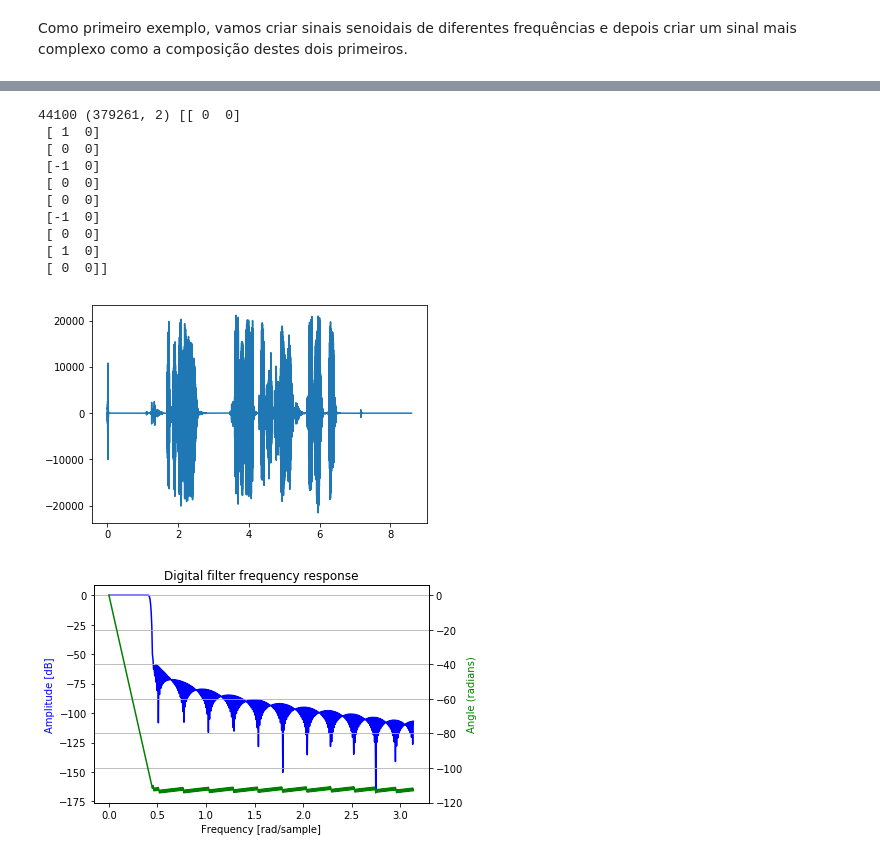
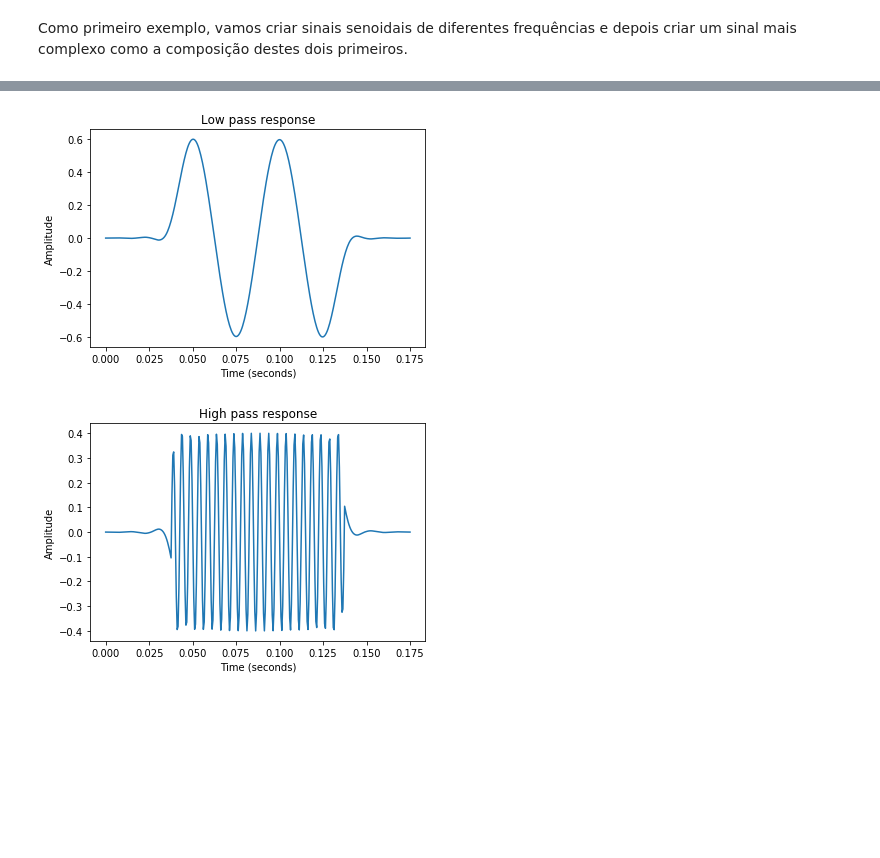
Before and after one commit to itsmealves/lab-sistemas-comunicacao, a Jupyter notebook: filtros.ipynb, the cells around one changed output, grey strips where cells are left out. Cells and saved outputs as stored; diff of their text form; code cells hidden in the pictures; blank space fills up the shorter version.

```diff
--- a/filtros.ipynb
+++ b/filtros.ipynb
@@ -102,5 +177,5 @@ plot_signal(3, 'Signal 3', labels, (signal_domain, s3))
 # %%
-def convolve(x, h):
+def convolve(x, h, full=True):
     xr = [0] * h.shape[0]
 
     def run(signal, regressor):
@@ -112,5 +187,7 @@ def convolve(x, h):
 
         return y
 
-    y = run(x, xr) + run(np.zeros(h.shape[0] - 1), xr)
-    return np.array(y)
+    y = np.array(run(x, xr) + run(np.zeros(h.shape[0] - 1), xr))
+    if not full:
+        y = y[h.shape[0]:y.shape[0] - h.shape[0]]
+    return y
@@ -179,49 +194,13 @@ def create_noisy_wavfile(source, target):
-# %%
-create_noisy_wavfile('static/audio/mom.wav', 'static/audio/noisy_mom.wav')
-
-audio_sampling, stereo_data = wavfile.read('static/audio/noisy_mom.wav')
-num_channels = stereo_data.shape[1]
-max_value = np.abs(stereo_data).max()
-f = signal.firwin(500, 6000.0 / audio_sampling)
-
-w, h = signal.freqz(f)
-
-fig, ax1 = plt.subplots()
-ax1.set_title('Digital filter frequency response')
-
-ax1.plot(w, 20 * np.log10(abs(h)), 'b')
-ax1.set_ylabel('Amplitude [dB]', color='b')
-ax1.set_xlabel('Frequency [rad/sample]')
-
-ax2 = ax1.twinx()
-angles = np.unwrap(np.angle(h))
-ax2.plot(w, angles, 'g')
-ax2.set_ylabel('Angle (radians)', color='g')
-ax2.grid()
-ax2.axis('tight')
-plt.show()
-
-normalized_stereo_data = stereo_data / max_value
-left_data = normalized_stereo_data[:,0]
-right_data = normalized_stereo_data[:,1]
-#filtered_left_data = convolve(left_data, f)
-#filtered_right_data = convolve(right_data, f)
-filtered_left_data = left_data
-filtered_right_data = right_data
-
-normalized_data = np.stack((filtered_left_data, filtered_right_data), axis=1)
-data = (normalized_data * max_value).astype(stereo_data.dtype)
-wavfile.write('static/audio/filtered_mom.wav', audio_sampling, data)
-# %% [output]
-44100 (379261, 2) [[ 0  0]
- [ 1  0]
- [ 0  0]
- [-1  0]
- [ 0  0]
- [ 0  0]
- [-1  0]
- [ 0  0]
- [ 1  0]
- [ 0  0]]
-[figure, removed]
-[figure, removed]
+# %%
+y1 = convolve(s3, low_pass_filter)
+y2 = convolve(s3, high_pass_filter)
+
+labels = ('Time (seconds)', 'Amplitude')
+domain_y1 = np.linspace(0, y1.shape[0] * sampling_period, y1.shape[0])
+domain_y2 = np.linspace(0, y2.shape[0] * sampling_period, y2.shape[0])
+
+plot_signal(1, 'Low pass response', labels, (domain_y1, y1))
+plot_signal(2, 'High pass response', labels, (domain_y2, y2))
+# %% [output]
+[figure, added]
+[figure, added]
```
Also changed, not shown: parts of 18 cells of this notebook, 3 other files.
